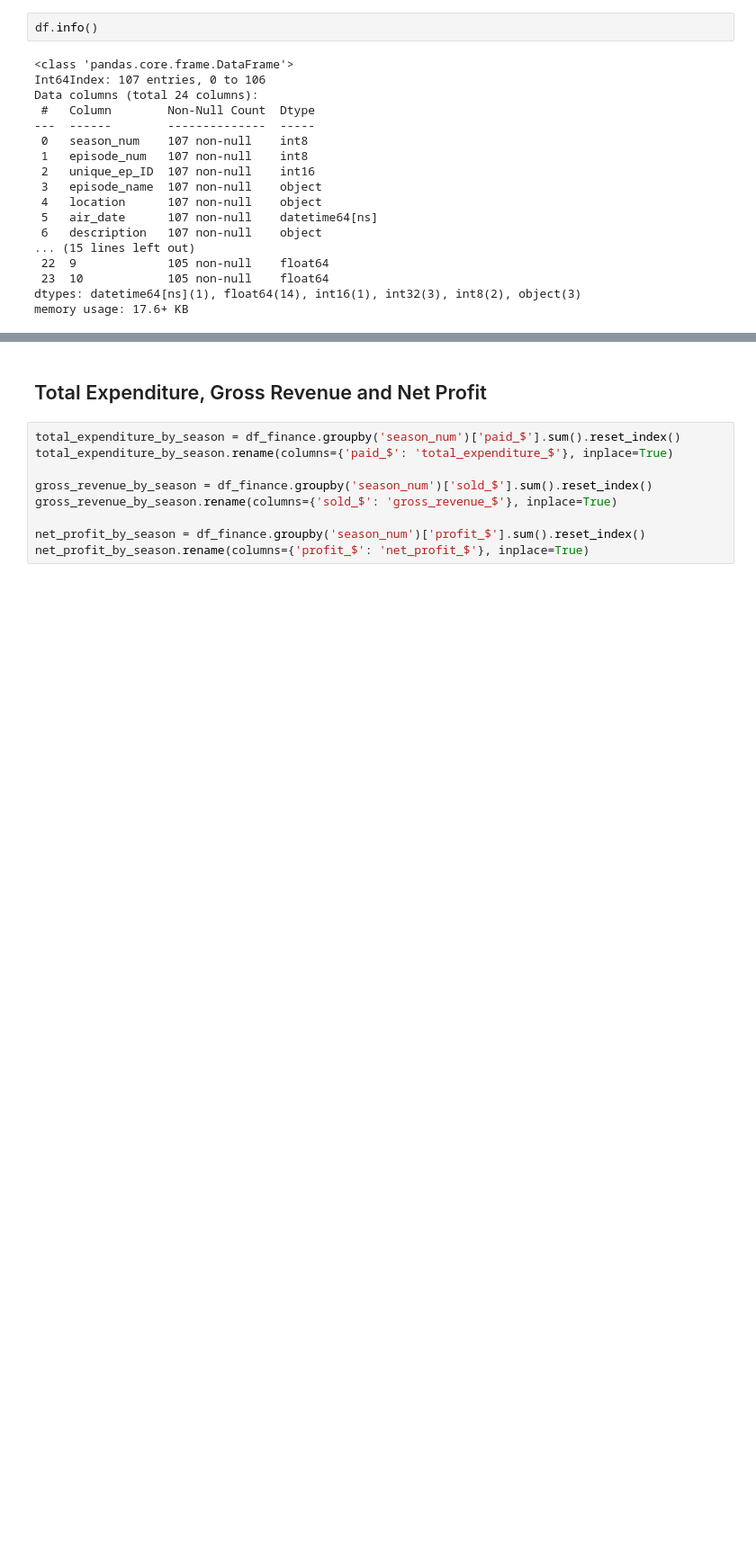
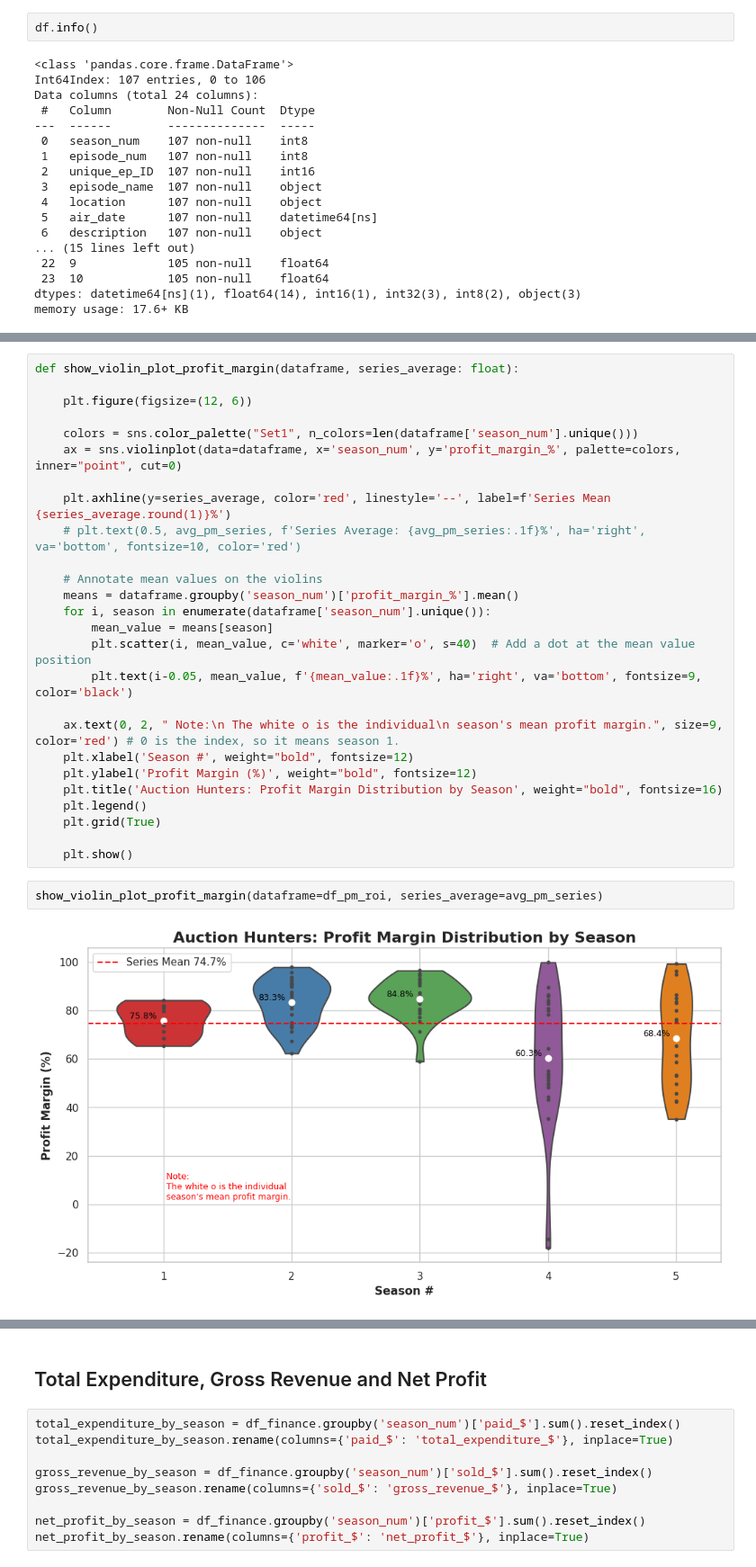
Before and after one commit to Joshua-Higgins-jp/Auction_Hunters_EDA, a Jupyter notebook: auction_hunters_eda.ipynb, the cells around one changed output, grey strips where cells are left out. Shown at 90% size. Cells and saved outputs as stored; diff of their text form; blank space fills up the shorter version.

```diff
--- a/auction_hunters_eda.ipynb
+++ b/auction_hunters_eda.ipynb
@@ -379,0 +588,30 @@ show_basic_feature_plot(dataframe=df_finance, feature_col='roi_%', unit="%")
+# %%
+def show_violin_plot_profit_margin(dataframe, series_average: float):
+
+    plt.figure(figsize=(12, 6))
+
+    colors = sns.color_palette("Set1", n_colors=len(dataframe['season_num'].unique()))
+    ax = sns.violinplot(data=dataframe, x='season_num', y='profit_margin_%', palette=colors, inner="point", cut=0)
+
+    plt.axhline(y=series_average, color='red', linestyle='--', label=f'Series Mean {series_average.round(1)}%')
+    # plt.text(0.5, avg_pm_series, f'Series Average: {avg_pm_series:.1f}%', ha='right', va='bottom', fontsize=10, color='red')
+
+    # Annotate mean values on the violins
+    means = dataframe.groupby('season_num')['profit_margin_%'].mean()
+    for i, season in enumerate(dataframe['season_num'].unique()):
+        mean_value = means[season]
+        plt.scatter(i, mean_value, c='white', marker='o', s=40)  # Add a dot at the mean value position
+        plt.text(i-0.05, mean_value, f'{mean_value:.1f}%', ha='right', va='bottom', fontsize=9, color='black')
+
+    ax.text(0, 2, " Note:\n The white o is the individual\n season's mean profit margin.", size=9, color='red') # 0 is the index, so it means season 1.
+    plt.xlabel('Season #', weight="bold", fontsize=12)
+    plt.ylabel('Profit Margin (%)', weight="bold", fontsize=12)
+    plt.title('Auction Hunters: Profit Margin Distribution by Season', weight="bold", fontsize=16)
+    plt.legend()
+    plt.grid(True)
+
+    plt.show()
+# %%
+show_violin_plot_profit_margin(dataframe=df_pm_roi, series_average=avg_pm_series)
+# %% [output]
+[figure, added]
```
Also changed, not shown: parts of 88 cells of this notebook.
